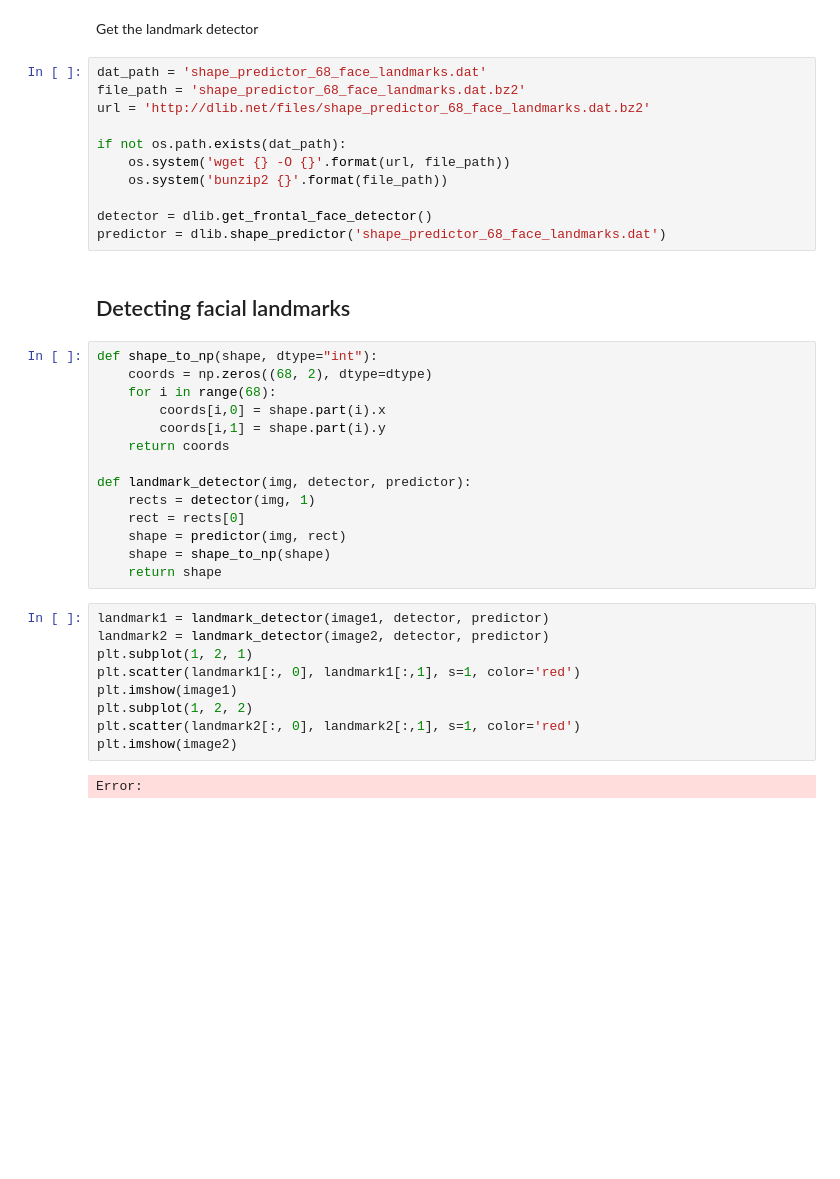
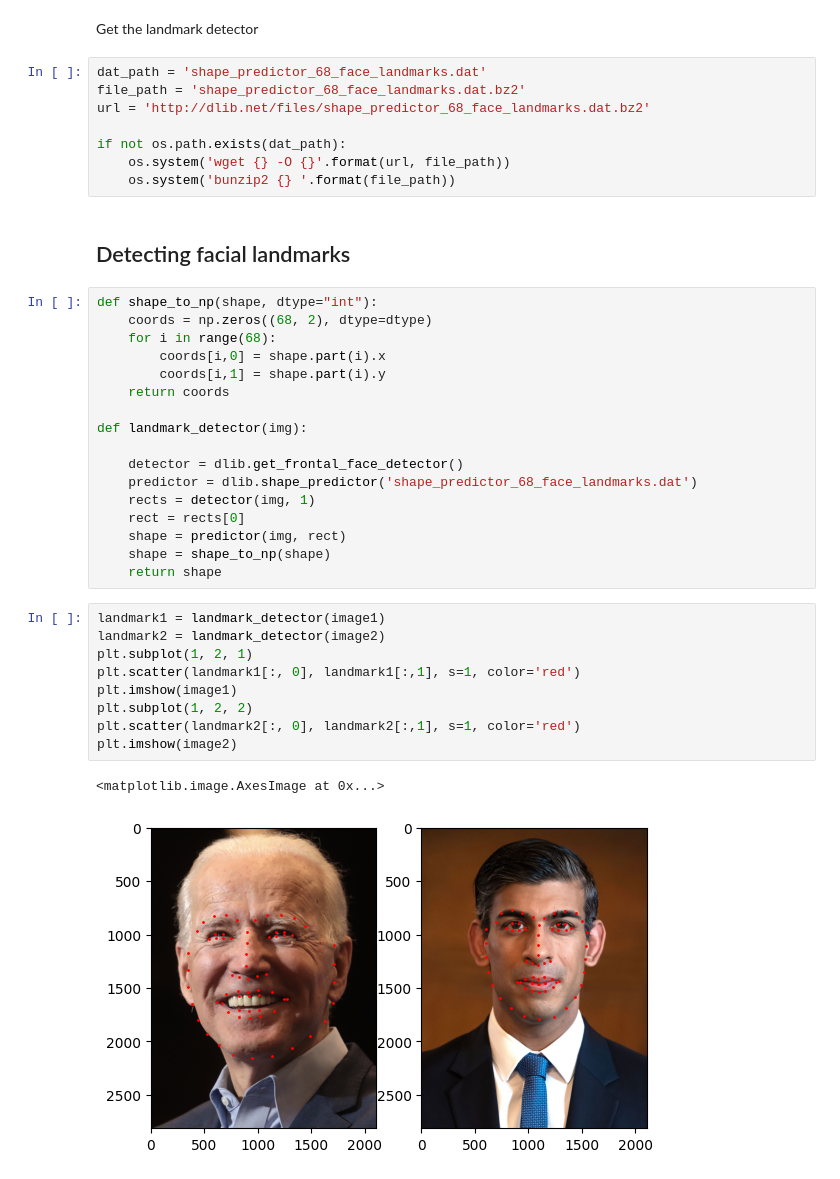
Before and after one commit to wangzican/Image_Processing, a Jupyter notebook: CW1/comp0026_cw1.ipynb, the cells around one changed output. Cells and saved outputs as stored; diff of their text form; blank space fills up the shorter version.

```diff
--- a/CW1/comp0026_cw1.ipynb
+++ b/CW1/comp0026_cw1.ipynb
@@ -32,10 +32,7 @@ url = 'http://dlib.net/files/shape_predictor_68_face_landmarks.dat.bz2'
 
 if not os.path.exists(dat_path):
     os.system('wget {} -O {}'.format(url, file_path))
-    os.system('bunzip2 {}'.format(file_path))
-
-detector = dlib.get_frontal_face_detector()
-predictor = dlib.shape_predictor('shape_predictor_68_face_landmarks.dat')
+    os.system('bunzip2 {} '.format(file_path))
 # %% [markdown]
 ## Detecting facial landmarks
 # %%
@@ -46,20 +43,24 @@ def shape_to_np(shape, dtype="int"):
         coords[i,1] = shape.part(i).y
     return coords
 
-def landmark_detector(img, detector, predictor):
+def landmark_detector(img):
+
+    detector = dlib.get_frontal_face_detector()
+    predictor = dlib.shape_predictor('shape_predictor_68_face_landmarks.dat')
     rects = detector(img, 1)
     rect = rects[0]
     shape = predictor(img, rect)
     shape = shape_to_np(shape)
     return shape
 # %%
-landmark1 = landmark_detector(image1, detector, predictor)
-landmark2 = landmark_detector(image2, detector, predictor)
+landmark1 = landmark_detector(image1)
+landmark2 = landmark_detector(image2)
 plt.subplot(1, 2, 1)
 plt.scatter(landmark1[:, 0], landmark1[:,1], s=1, color='red')
 plt.imshow(image1)
 plt.subplot(1, 2, 2)
 plt.scatter(landmark2[:, 0], landmark2[:,1], s=1, color='red')
 plt.imshow(image2)
 # %% [output]
-Error:
+<matplotlib.image.AxesImage at 0x...>
+[figure, added]
```
Also changed, not shown: parts of 1 cell of this notebook, 3 other files.
